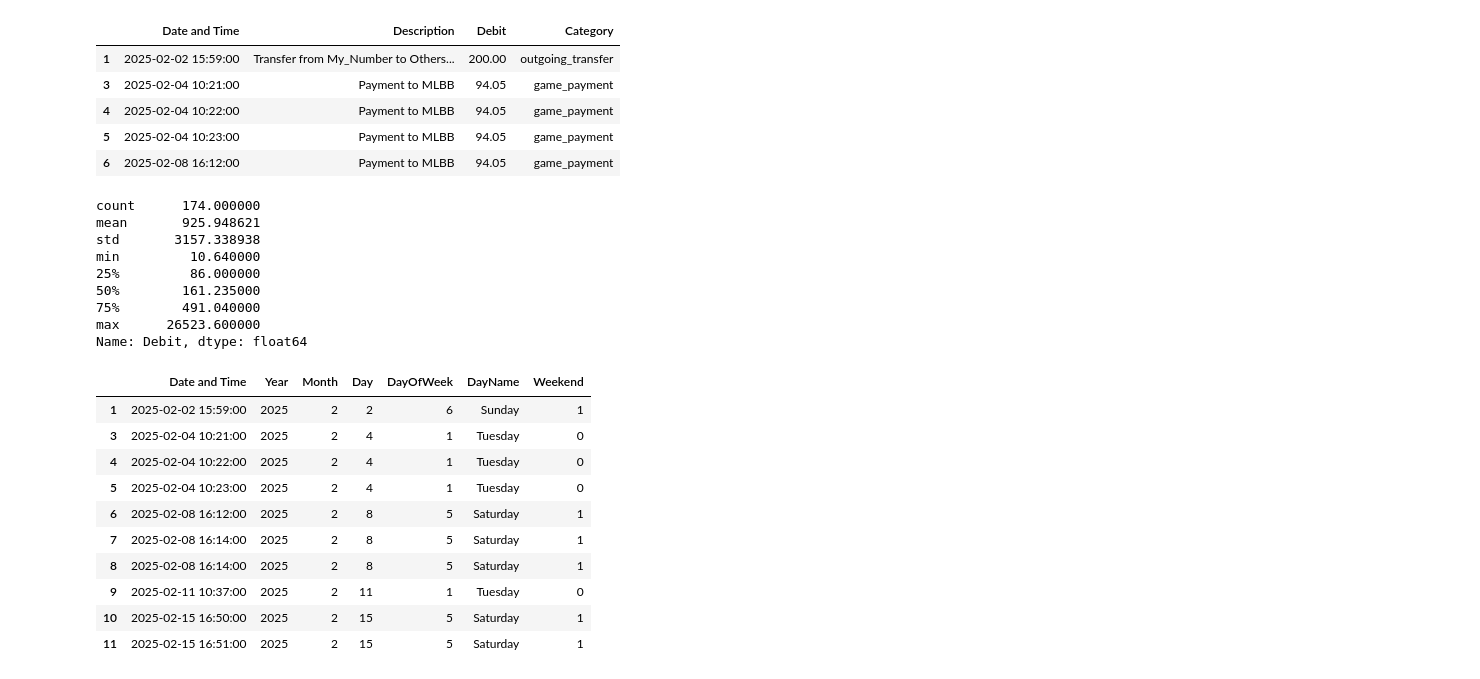
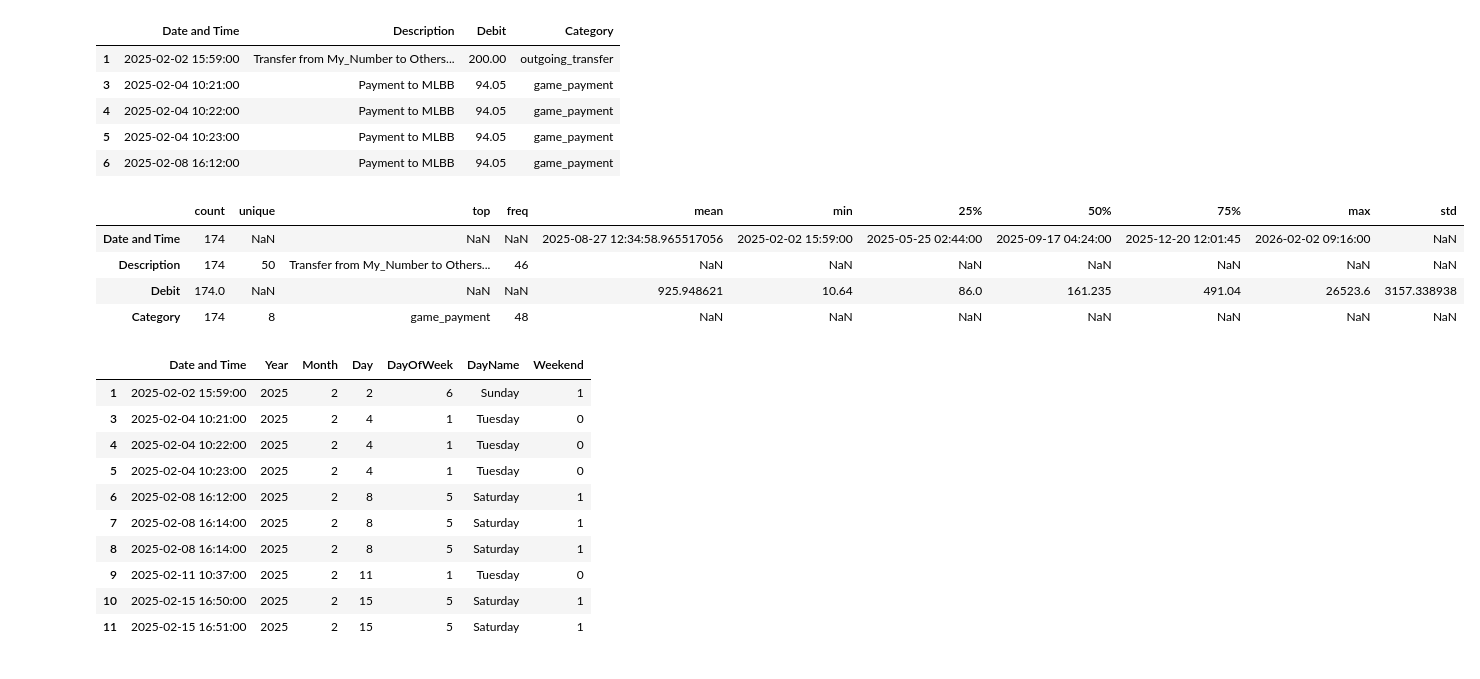
Before and after one commit to Shii02/CCDATSCL_PROJECT_COM221, a Jupyter notebook: main.ipynb, the cells around one changed output. Cells and saved outputs as stored; diff of their text form; code cells hidden in the pictures.

```diff
--- a/main.ipynb
+++ b/main.ipynb
@@ -722,17 +722,13 @@ df_expenses.head(5)
 | 5 | 2025-02-04 10:23:00 | Payment to MLBB | 94.05 | game_payment |
 | 6 | 2025-02-08 16:12:00 | Payment to MLBB | 94.05 | game_payment |
 # %%
-df_expenses["Debit"].describe(include='all').T
+df_expenses.describe(include='all').T
 # %% [output]
-count      174.000000
-mean       925.948621
-std       3157.338938
-min         10.640000
-25%         86.000000
-50%        161.235000
-75%        491.040000
-max      26523.600000
-Name: Debit, dtype: float64
+|  | count | unique | top | freq | mean | min | 25% | 50% | 75% | max | std |
+| Date and Time | 174 | NaN | NaN | NaN | 2025-08-27 12:34:58.965517056 | 2025-02-02 15:59:00 | 2025-05-25 02:44:00 | 2025-09-17 04:24:00 | 2025-12-20 12:01:45 | 2026-02-02 09:16:00 | NaN |
+| Description | 174 | 50 | Transfer from My_Number to Others... | 46 | NaN | NaN | NaN | NaN | NaN | NaN | NaN |
+| Debit | 174.0 | NaN | NaN | NaN | 925.948621 | 10.64 | 86.0 | 161.235 | 491.04 | 26523.6 | 3157.338938 |
+| Category | 174 | 8 | game_payment | 48 | NaN | NaN | NaN | NaN | NaN | NaN | NaN |
 # %%
 # Extract time-based variables for analysis
 df_expenses["YearMonth"] = df_expenses["Date and Time"].dt.to_period("M").astype(str)
```
Also changed, not shown: 1 other file.
